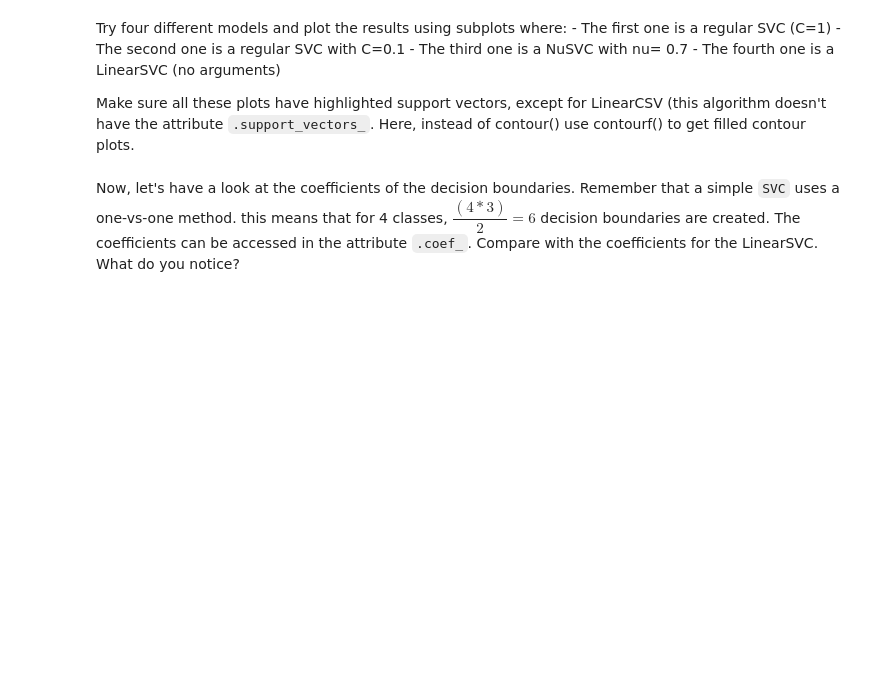
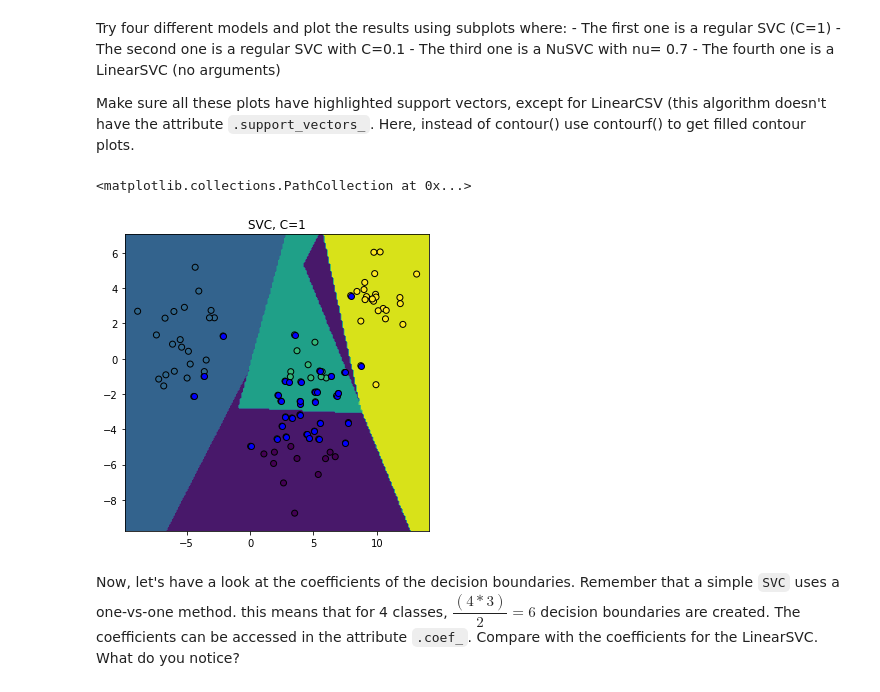
Before and after one commit to aulorbe/dsc-3-33-04-building-an-svm-using-scikit-learn-nyc-career-ds-102218, a Jupyter notebook: index.ipynb, the cells around one changed output. Drawn from its saved outputs; the diff is of its cells as text; code cells hidden in the pictures; blank space fills up the shorter version.

```diff
--- a/index.ipynb
+++ b/index.ipynb
@@ -296,3 +294,35 @@ Make sure all these plots have highlighted support vectors, except for LinearCSV
+# %%
+# core
+
+X_3= X[:,0]
+X_4= X[:,1]
+X_3_min, X_3_max = X_3.min() - 1, X_3.max() + 1
+X_4_min, X_4_max = X_4.min() - 1, X_4.max() + 1
+
+x_3_coord = np.linspace(X_3_min, X_3_max, 200)
+x_4_coord = np.linspace(X_4_min, X_4_max, 200)
+
+X_4_C, X_3_C = np.meshgrid(x_4_coord, x_3_coord)
+
+X_3_4 = np.c_[X_3_C.ravel(), X_4_C.ravel()]
+
+## diferent models
+clf_1 = svm.SVC(kernel = "linear", C=1)
+clf_1.fit(X, y)
+Z1 = clf_1.predict(X_3_4).reshape(X_3_C.shape)
+
+## plotting
+plt.figure(figsize=(12, 12))
+
+plt.subplot(221)
+plt.title("SVC, C=1")
+axes = plt.gca()
+axes.contourf(X_3_C, X_4_C, Z1, alpha = 1)
+plt.scatter(X_3, X_4, c = y, edgecolors = 'k')
+axes.scatter(clf_1.support_vectors_[:, 0], clf_1.support_vectors_[:, 1], facecolors='blue', edgecolors= 'k')
+# %% [output]
+<matplotlib.collections.PathCollection at 0x...>
+[figure, added]
 # %% [markdown]
 Now, let's have a look at the coefficients of the decision boundaries. Remember that a simple `SVC` uses a one-vs-one method. this means that for 4 classes, $\dfrac{(4 * 3)}{2}= 6$ decision boundaries are created. The coefficients can be accessed in the attribute `.coef_`. Compare with the coefficients for the LinearSVC. What do you notice?
 # %%
```
Also changed, not shown: parts of 1 cell of this notebook.
